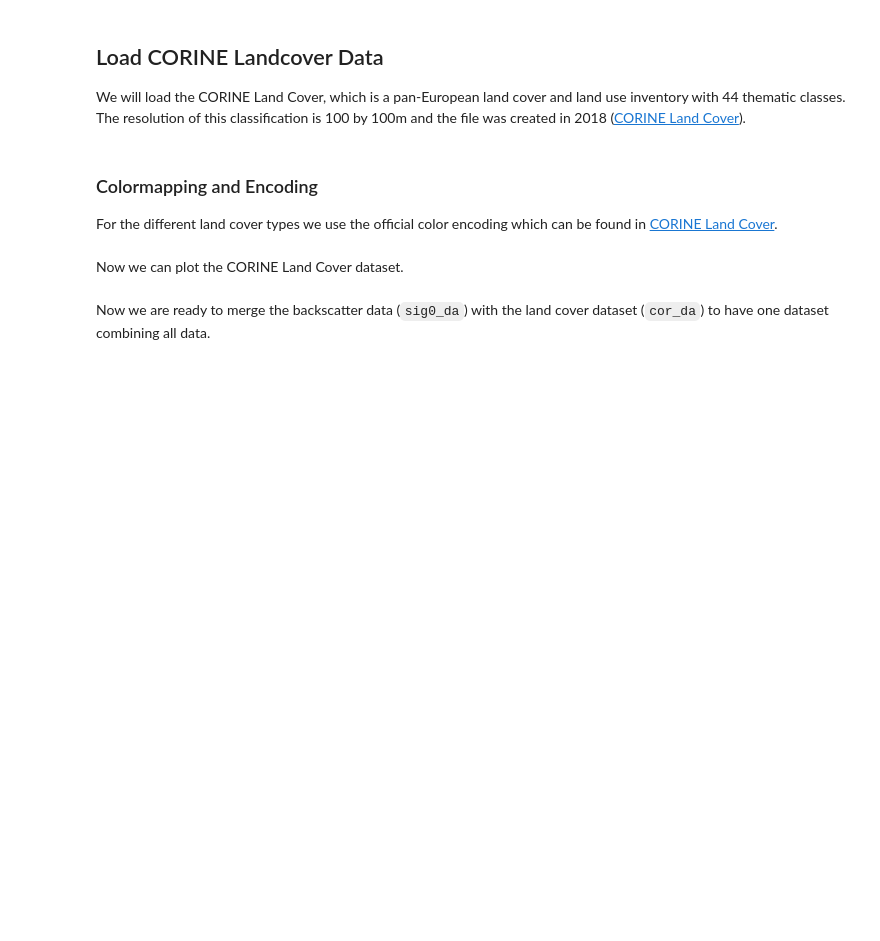
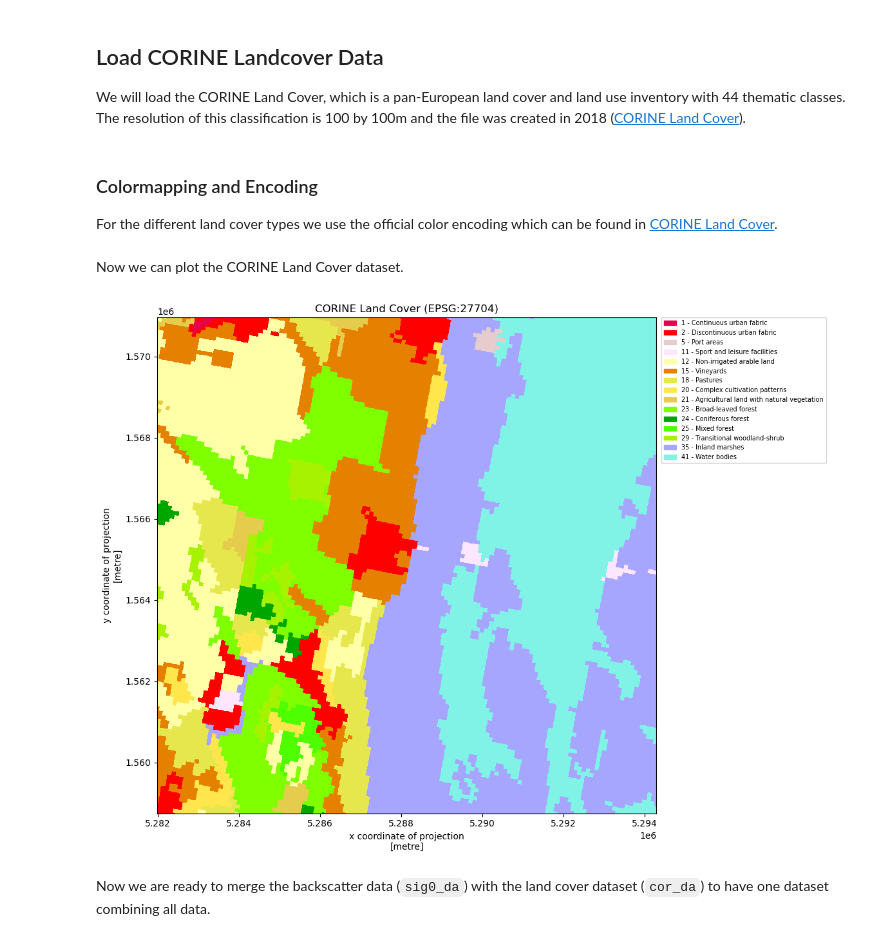
Before and after one commit to TUW-GEO/microwave-remote-sensing, a Jupyter notebook: unit_02/06_in_class_exercise.ipynb, the cells around one changed output. Cells and saved outputs as stored; diff of their text form; code cells hidden in the pictures; blank space fills up the shorter version.

```diff
--- a/unit_02/06_in_class_exercise.ipynb
+++ b/unit_02/06_in_class_exercise.ipynb
@@ -57,27 +75,14 @@ Now we can plot the CORINE Land Cover dataset.
 # %%
 # Get landcover codes present in the image
 present_landcover_codes = np.unique(cor_da.values[~np.isnan(cor_da.values)].astype(int))
 
 # Get colors + text for legend
-handles = [
-    mpatches.Patch(color=info["color"], label=(f"{info['value']} - " + (info["label"])))
-    for info in color_mapping.values()
-    if info["value"] in present_landcover_codes
-]
+handles = handles_(color_mapping, present_landcover_codes)
 
 # Create the plot
-cor_da.plot(figsize=(10, 10), cmap=cmap, norm=norm, add_colorbar=False).axes.set_aspect(
-    "equal"
-)
-
-plt.legend(
-    handles=handles,
-    bbox_to_anchor=(1.01, 1),
-    loc="upper left",
-    borderaxespad=0,
-    fontsize=7,
-)
-plt.title("CORINE Land Cover (EPSG:27704)")
+plot_cor_da(cor_da, cmap, norm, handles)
+# %% [output]
+[figure, added]
 # %% [markdown]
 Now we are ready to merge the backscatter data (`sig0_da`) with the land cover dataset (`cor_da`) to have one dataset combining all data.
 # %%
```
Also changed, not shown: parts of 8 cells of this notebook, 2 other files.
